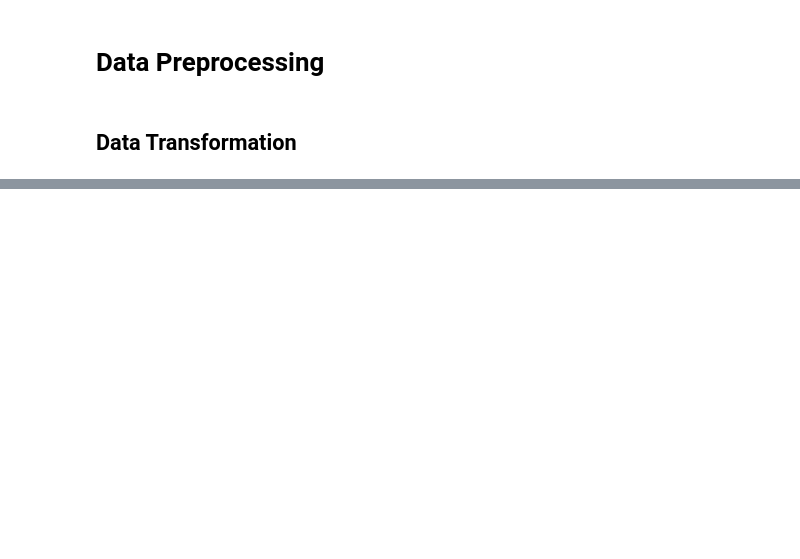
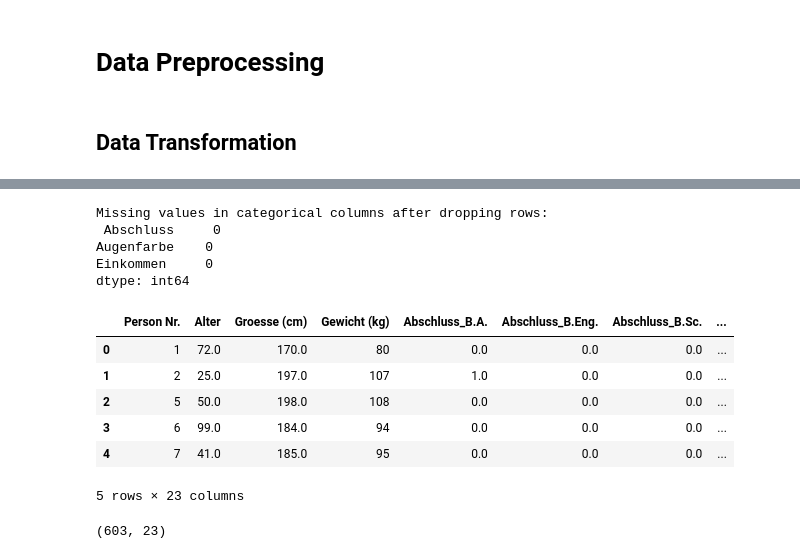
Before and after one commit to hashem039/daten, a Jupyter notebook: DT_personen_einkommen.ipynb, the cells around one changed output, grey strips where cells are left out. Cells and saved outputs as stored; diff of their text form; code cells hidden in the pictures; blank space fills up the shorter version.

```diff
--- a/DT_personen_einkommen.ipynb
+++ b/DT_personen_einkommen.ipynb
@@ -95 +112,54 @@ dataset.head()
+# %%
+# Before encoding, we need to delete rows with missing values in categorical columns
+categorical_columns = ['Abschluss', 'Augenfarbe', 'Einkommen']
+dataset = dataset.dropna(subset=categorical_columns)
+
+#check if there are any missing values in the categorical columns after dropping rows
+missing_values_after_drop = dataset[categorical_columns].isnull().sum()
+print("\nMissing values in categorical columns after dropping rows:\n", missing_values_after_drop)
+# %% [output]
+Missing values in categorical columns after dropping rows:
+ Abschluss     0
+Augenfarbe    0
+Einkommen     0
+dtype: int64
+# %%
+# Encoding categorical variables using OneHotEncoder
+from sklearn.preprocessing import OneHotEncoder
+
+# Select categorical columns for encoding
+categorical_columns = ['Abschluss', 'Augenfarbe', 'Einkommen']
+
+# Initialize the OneHotEncoder
+onehot_encoder = OneHotEncoder()
+
+# Fit and transform the categorical columns
+encoded_data = onehot_encoder.fit_transform(dataset[categorical_columns])
+
+# Convert the sparse matrix to a dense array
+encoded_data = encoded_data.toarray()
+
+# Create a DataFrame for the encoded data
+encoded_columns = onehot_encoder.get_feature_names_out(categorical_columns)
+encoded_df = pd.DataFrame(encoded_data, columns=encoded_columns)
+
+# Concatenate the encoded data with the original dataset
+dataset_encoded = pd.concat([dataset.reset_index(drop=True), encoded_df], axis=1)
+
+# Drop the original categorical columns
+dataset_encoded.drop(columns=categorical_columns, inplace=True)
+
+dataset_encoded.head()
+# %% [output]
+|  | Person Nr. | Alter | Groesse (cm) | Gewicht (kg) | Abschluss_B.A. | Abschluss_B.Eng. | Abschluss_B.Sc. | ... |
+| 0 | 1 | 72.0 | 170.0 | 80 | 0.0 | 0.0 | 0.0 | ... |
+| 1 | 2 | 25.0 | 197.0 | 107 | 1.0 | 0.0 | 0.0 | ... |
+| 2 | 5 | 50.0 | 198.0 | 108 | 0.0 | 0.0 | 0.0 | ... |
+| 3 | 6 | 99.0 | 184.0 | 94 | 0.0 | 0.0 | 0.0 | ... |
+| 4 | 7 | 41.0 | 185.0 | 95 | 0.0 | 0.0 | 0.0 | ... |
+5 rows × 23 columns
+# %%
+print(dataset_encoded.shape)
+# %% [output]
+(603, 23)
 # %%
```
Also changed, not shown: parts of 7 cells of this notebook.
